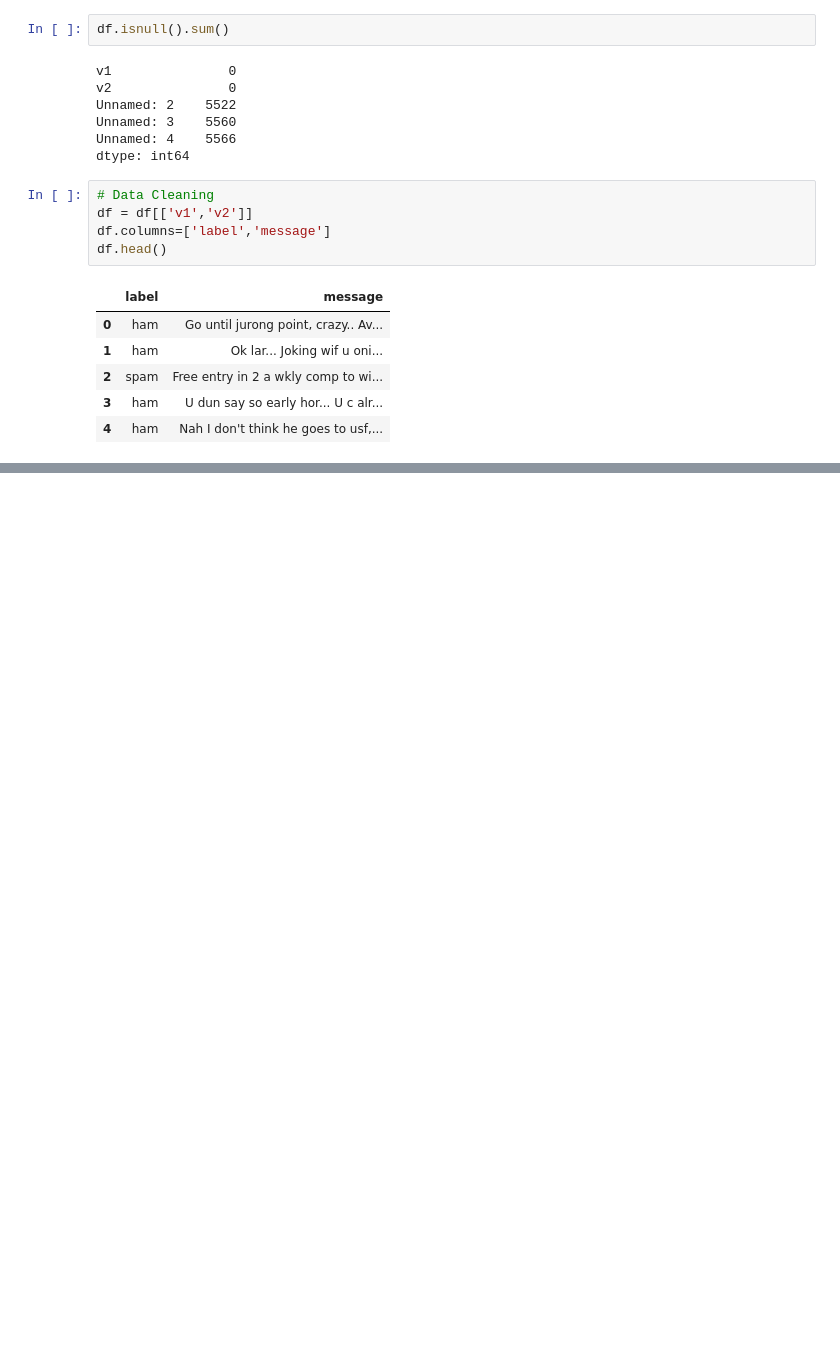
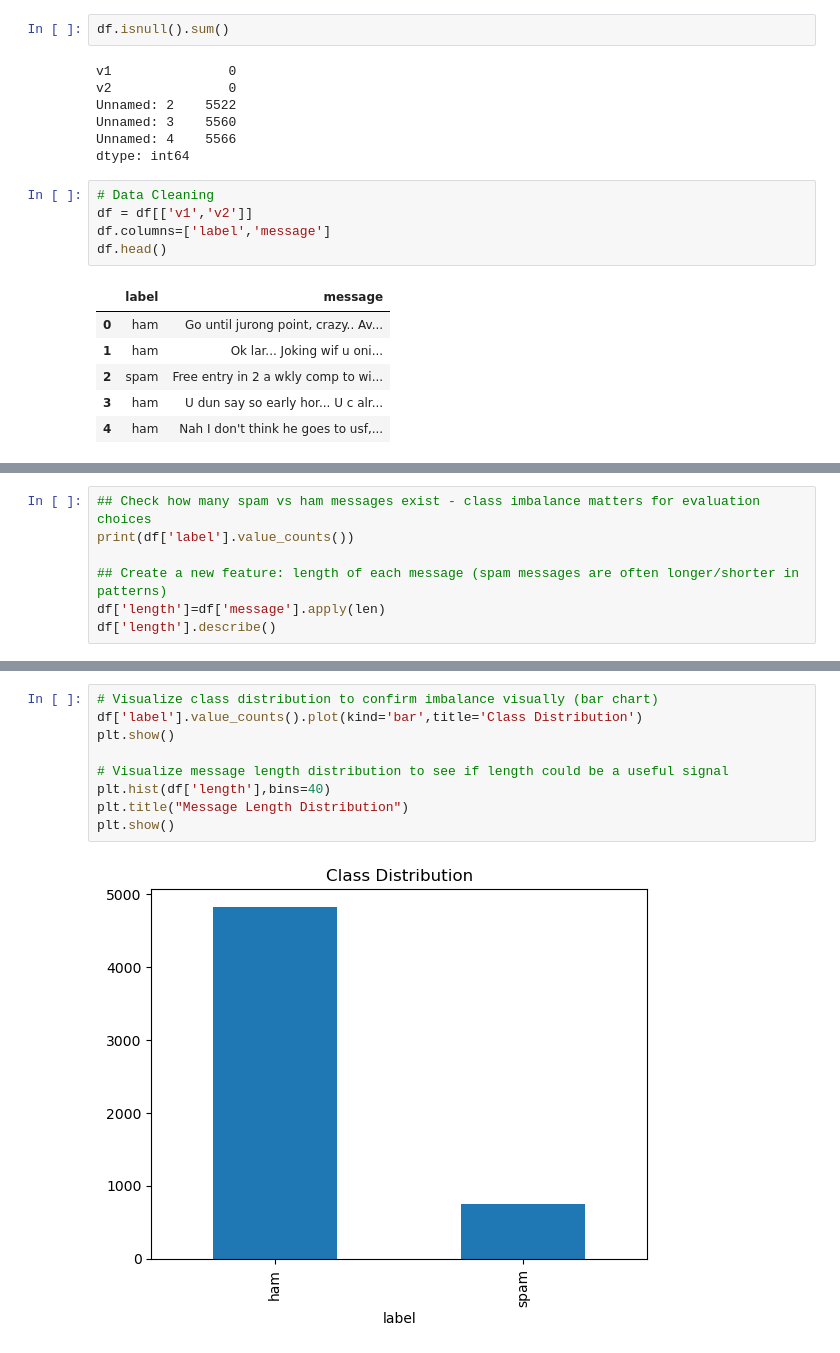
Before and after one commit to jay-0510/GenAI-DL-ML-Practicals, a Jupyter notebook: Practical 01 - TF-IDF Spam Classifier/practical-01-tfidf-spam-classifier.ipynb, the cells around one changed output, grey strips where cells are left out. Saved outputs shown, nothing was run; the diff lists cells and outputs as text; blank space fills up the shorter version.

```diff
--- a/Practical 01 - TF-IDF Spam Classifier/practical-01-tfidf-spam-classifier.ipynb
+++ b/Practical 01 - TF-IDF Spam Classifier/practical-01-tfidf-spam-classifier.ipynb
@@ -75,0 +78,7 @@ df.head()
+# %%
+## Check how many spam vs ham messages exist - class imbalance matters for evaluation choices
+print(df['label'].value_counts())
+
+## Create a new feature: length of each message (spam messages are often longer/shorter in patterns)
+df['length']=df['message'].apply(len)
+df['length'].describe()
@@ -75,0 +99,11 @@ df.head()
+# %%
+# Visualize class distribution to confirm imbalance visually (bar chart)
+df['label'].value_counts().plot(kind='bar',title='Class Distribution')
+plt.show()
+
+# Visualize message length distribution to see if length could be a useful signal
+plt.hist(df['length'],bins=40)
+plt.title("Message Length Distribution")
+plt.show()
+# %% [output]
+[figure, added]
```
Also changed, not shown: parts of 5 cells of this notebook.
